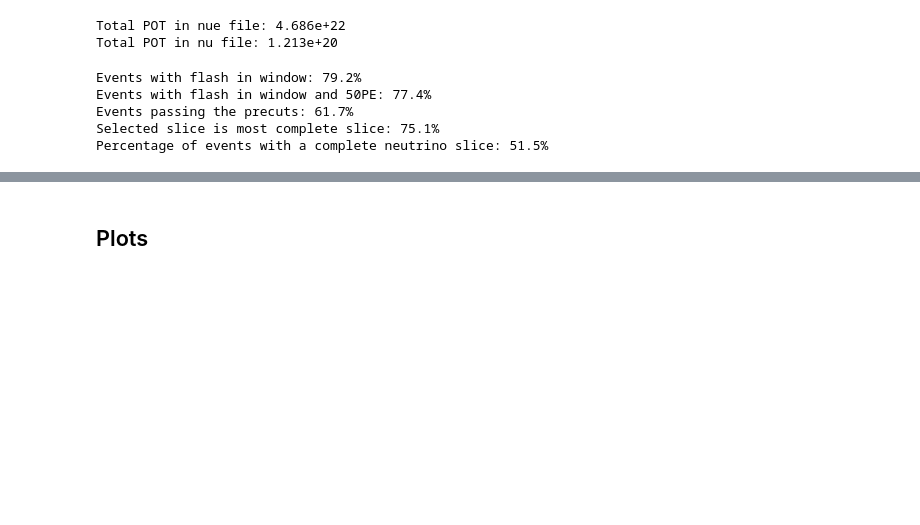
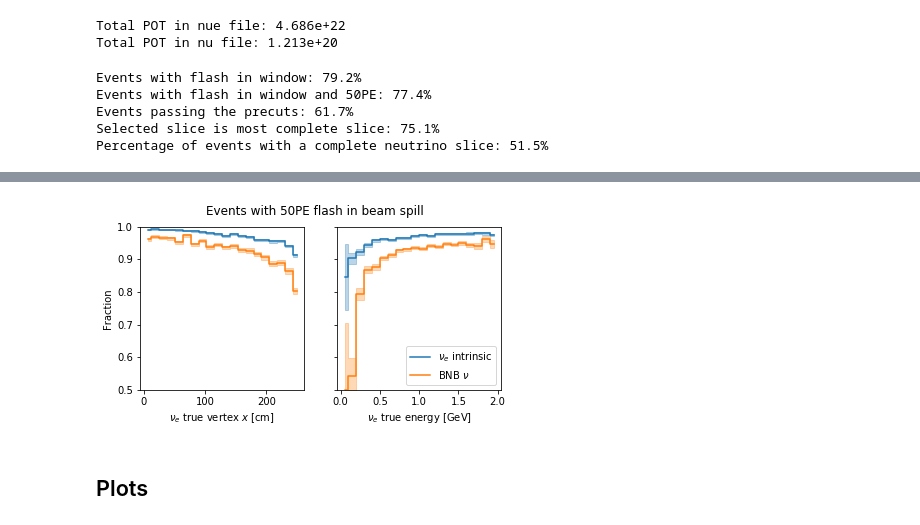
Before and after one commit to Wouter-VDP/MCC9_FlashID, a Jupyter notebook: Flash_ID_all.ipynb, the cells around one changed output, grey strips where cells are left out. Drawn from its saved outputs; the diff is of its cells as text; code cells hidden in the pictures; blank space fills up the shorter version.

```diff
--- a/Flash_ID_all.ipynb
+++ b/Flash_ID_all.ipynb
@@ -117,3 +191,63 @@ mask_bad = mask & slice_not_pure & slice_not_complete
+# %%
+df_has_flash_nue = df_flashes_genie_nue.query("isBeamFlash==True")
+df_has_flash_nu = df_flashes_genie_nu.query("isBeamFlash==True")
+
+fig,ax=plt.subplots(ncols=2,nrows=1,figsize=(4*gr,3), sharey=True)
+
+# Left
+x_min = 0
+x_max = 256
+N = 21
+edges = np.linspace(x_min,x_max,N)
+edges_mid = [ edges[i]+(edges[i+1]-edges[i])/2 for i in range(N-1)]
+nom_bins, _ = np.histogram(df_has_flash_nue['nuVertexX'], bins=edges)
+denom_bins, _ = np.histogram(df_genie_nue[b'nuVertexX'], bins=edges)
+fraq = nom_bins/denom_bins
+err = np.sqrt( fraq*(1-fraq)/denom_bins )
+ax[0].step(edges_mid, fraq, where='mid')
+ax[0].fill_between(edges_mid, fraq - err, fraq + err, alpha=0.3, step='mid', color='C0')
+
+nom_bins, _ = np.histogram(df_has_flash_nu['nuVertexX'], bins=edges)
+denom_bins, _ = np.histogram(df_genie_nu[b'nuVertexX'], bins=edges)
+fraq = nom_bins/denom_bins
+err = np.sqrt( fraq*(1-fraq)/denom_bins )
+ax[0].step(edges_mid, fraq, where='mid')
+ax[0].fill_between(edges_mid, fraq - err, fraq + err, alpha=0.3, step='mid', color='C1')
+
+ax[0].set_xlabel(r'$\nu_e$ true vertex $x$ [cm]')
+
+
+# Right
+x_min = 0
+x_max = 2
+N = 21
+edges = np.linspace(x_min,x_max,N)
+edges_mid = [ edges[i]+(edges[i+1]-edges[i])/2 for i in range(N-1)]
+nom_bins, _ = np.histogram(df_has_flash_nue['nuEnergy'], bins=edges)
+denom_bins, _ = np.histogram(df_genie_nue[b'nuEnergy'], bins=edges)
+fraq = nom_bins/denom_bins
+err = np.sqrt( fraq*(1-fraq)/denom_bins )
+ax[1].step(edges_mid, fraq, where='mid', label = r'$\nu_e$ intrinsic')
+ax[1].fill_between(edges_mid, fraq - err, fraq + err, alpha=0.3, step='mid', color='C0')
+
+nom_bins, _ = np.histogram(df_has_flash_nu['nuEnergy'], bins=edges)
+denom_bins, _ = np.histogram(df_genie_nu[b'nuEnergy'], bins=edges)
+fraq = nom_bins/denom_bins
+err = np.sqrt( fraq*(1-fraq)/denom_bins )
+ax[1].step(edges_mid, fraq, where='mid', label = r'BNB $\nu$')
+ax[1].fill_between(edges_mid, fraq - err, fraq + err, alpha=0.3, step='mid', color='C1')
+
+ax[1].legend()
+ax[1].set_xlabel(r'$\nu_e$ true energy [GeV]')
+
+fig.suptitle('Events with 50PE flash in beam spill')
+ax[0].set_ylabel('Fraction')
+ax[0].set_ylim(0.5,1)
+ax[1].set_ylim(0.5,1)
+
+fig.savefig( outdir+"flash_eff_nue.pdf", bbox_inches="tight")
+# %% [output]
+[figure, added]
 # %% [markdown]
 ## Plots
 # %%
```
Also changed, not shown: parts of 12 cells of this notebook, 3 other files.
